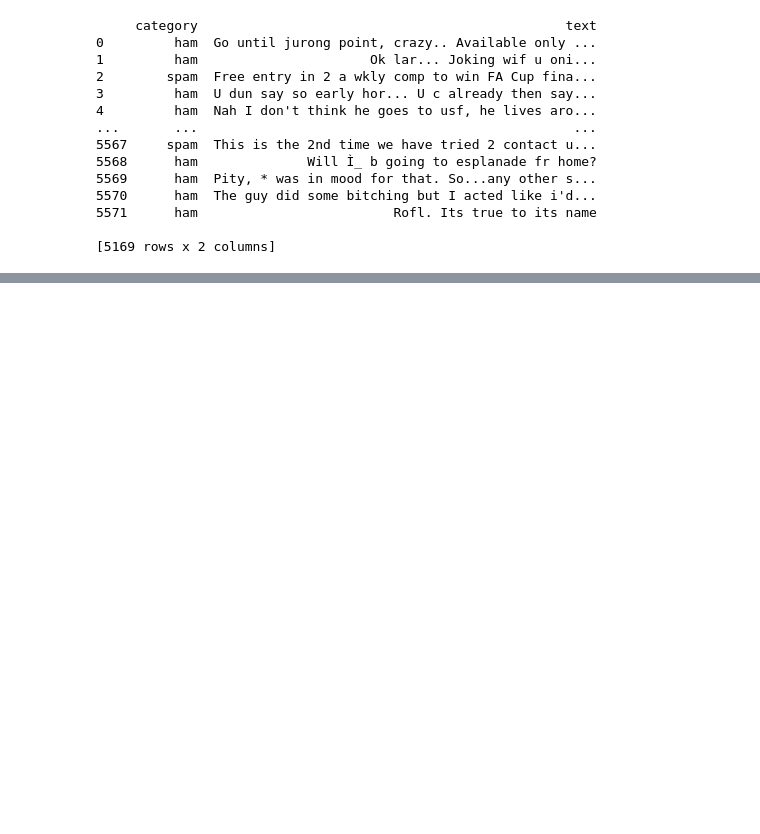
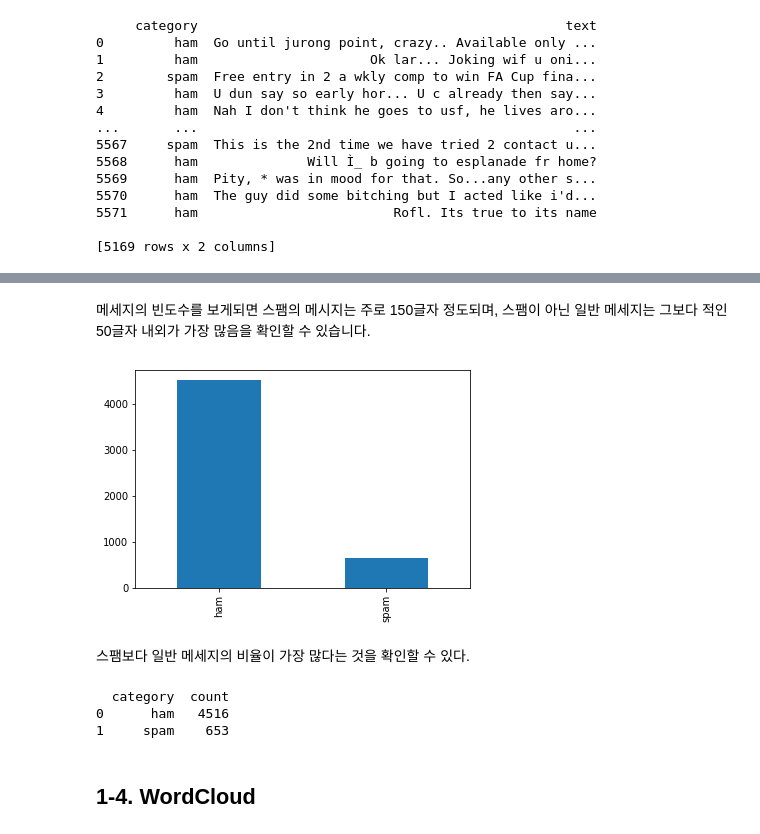
Before and after one commit to dustin-kang/dl-spam-sms-classifier, a Jupyter notebook: preprocessing/1_Preprocessing.ipynb, the cells around one changed output, grey strips where cells are left out. Cells and saved outputs as stored; diff of their text form; code cells hidden in the pictures; blank space fills up the shorter version.

```diff
--- a/preprocessing/1_Preprocessing.ipynb
+++ b/preprocessing/1_Preprocessing.ipynb
@@ -130,0 +156,16 @@ print(df)  # 출력 DataFrame
+# %% [markdown]
+메세지의 빈도수를 보게되면 스팸의 메시지는 주로 150글자 정도되며, 스팸이 아닌 일반 메세지는 그보다 적인 50글자 내외가 가장 많음을 확인할 수 있습니다.
+# %%
+data['category'].value_counts().plot(kind='bar');
+# %% [output]
+[figure, added]
+# %% [markdown]
+스팸보다 일반 메세지의 비율이 가장 많다는 것을 확인할 수 있다.
+# %%
+print(data.groupby('category').size().reset_index(name='count'))
+# %% [output]
+  category  count
+0      ham   4516
+1     spam    653
+# %% [markdown]
+## 1-4. WordCloud
```
Also changed, not shown: parts of 12 cells of this notebook, 15 other files.
